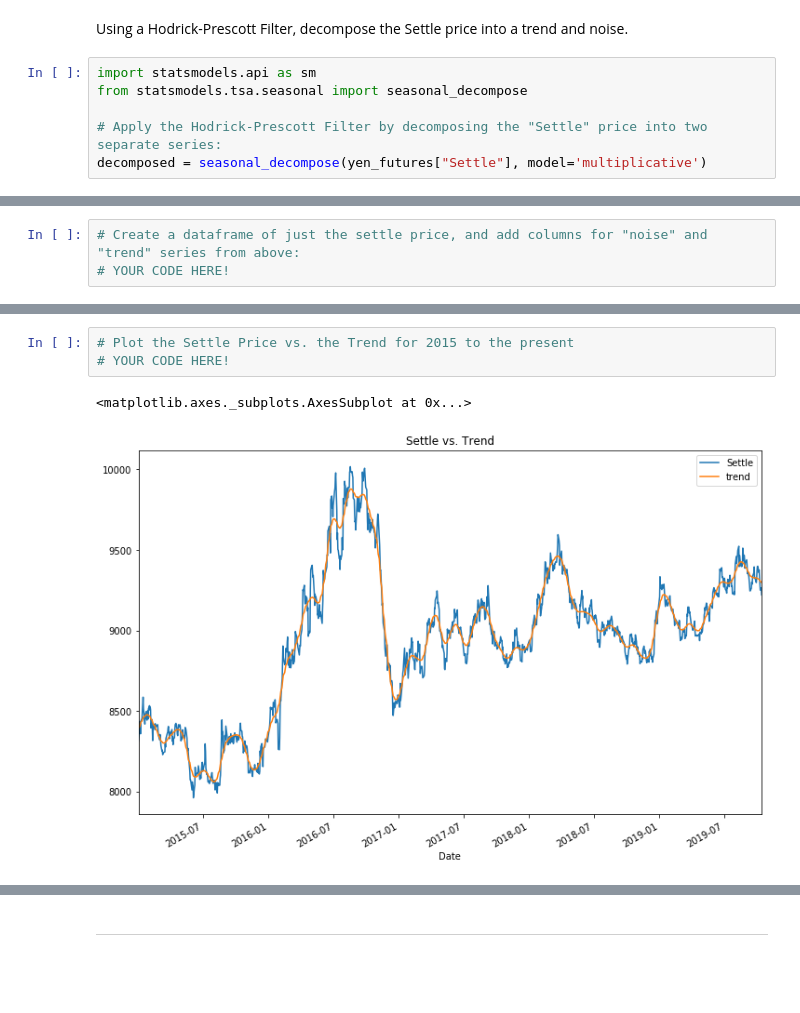
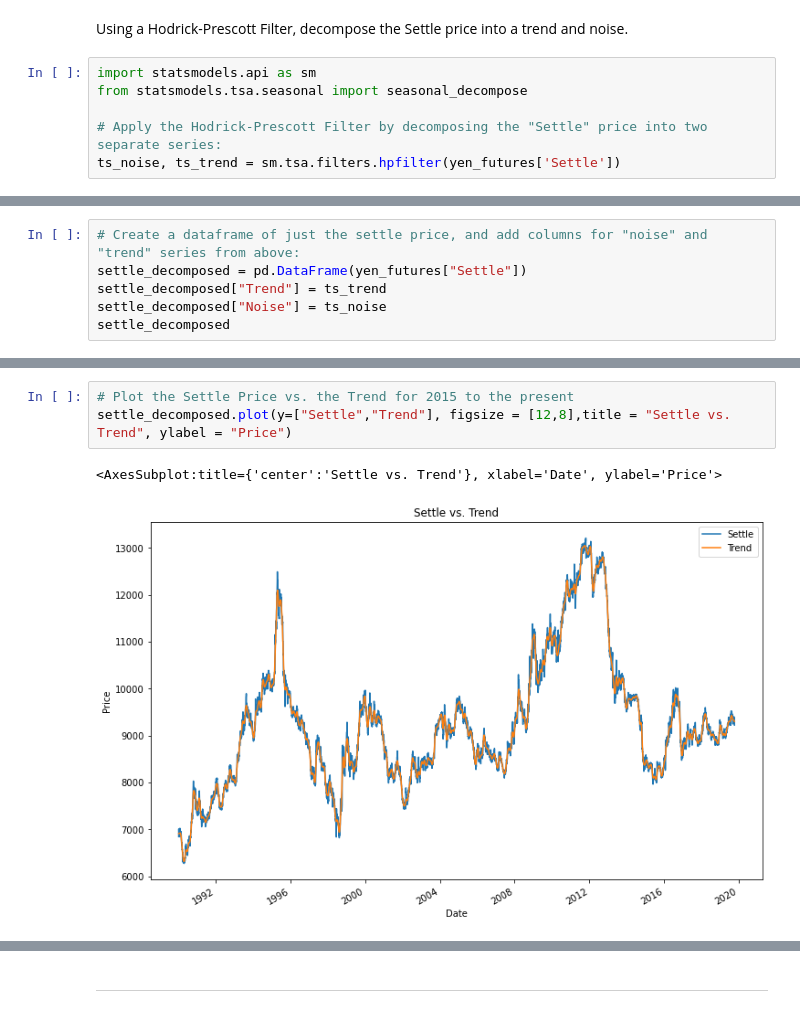
Before and after one commit to szhangg18/Week10_HW, a Jupyter notebook: Code/time_series_analysis.ipynb, the cells around one changed output, grey strips where cells are left out. Drawn from its saved outputs; the diff is of its cells as text; blank space fills up the shorter version.

```diff
--- a/Code/time_series_analysis.ipynb
+++ b/Code/time_series_analysis.ipynb
@@ -54,4 +54,4 @@ import statsmodels.api as sm
 from statsmodels.tsa.seasonal import seasonal_decompose
 
 # Apply the Hodrick-Prescott Filter by decomposing the "Settle" price into two separate series:
-decomposed = seasonal_decompose(yen_futures["Settle"], model='multiplicative')
+ts_noise, ts_trend = sm.tsa.filters.hpfilter(yen_futures['Settle'])
@@ -60,4 +58,7 @@ ValueError: You must specify a period or x must be a pandas object with a Dateti
 # %%
 # Create a dataframe of just the settle price, and add columns for "noise" and "trend" series from above:
-# YOUR CODE HERE!
+settle_decomposed = pd.DataFrame(yen_futures["Settle"])
+settle_decomposed["Trend"] = ts_trend
+settle_decomposed["Noise"] = ts_noise
+settle_decomposed
 # %% [output]
@@ -71,6 +79,6 @@ ValueError: You must specify a period or x must be a pandas object with a Dateti
 # %%
 # Plot the Settle Price vs. the Trend for 2015 to the present
-# YOUR CODE HERE!
+settle_decomposed.plot(y=["Settle","Trend"], figsize = [12,8],title = "Settle vs. Trend", ylabel = "Price")
 # %% [output]
-<matplotlib.axes._subplots.AxesSubplot at 0x...>
+<AxesSubplot:title={'center':'Settle vs. Trend'}, xlabel='Date', ylabel='Price'>
-[figure, old version]
+[figure, new version]
```
Also changed, not shown: parts of 18 cells of this notebook, 2 other files.
